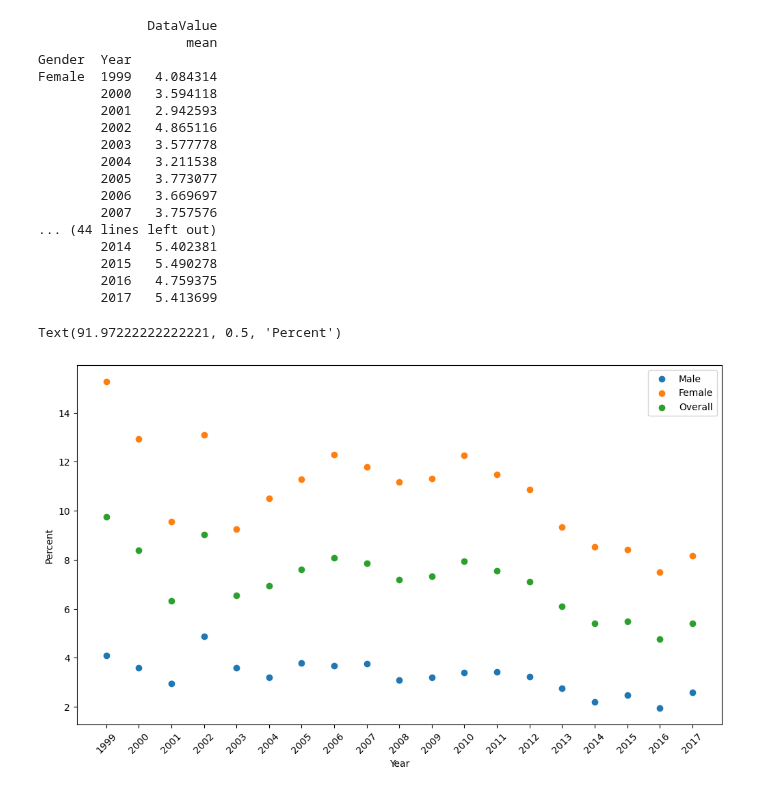
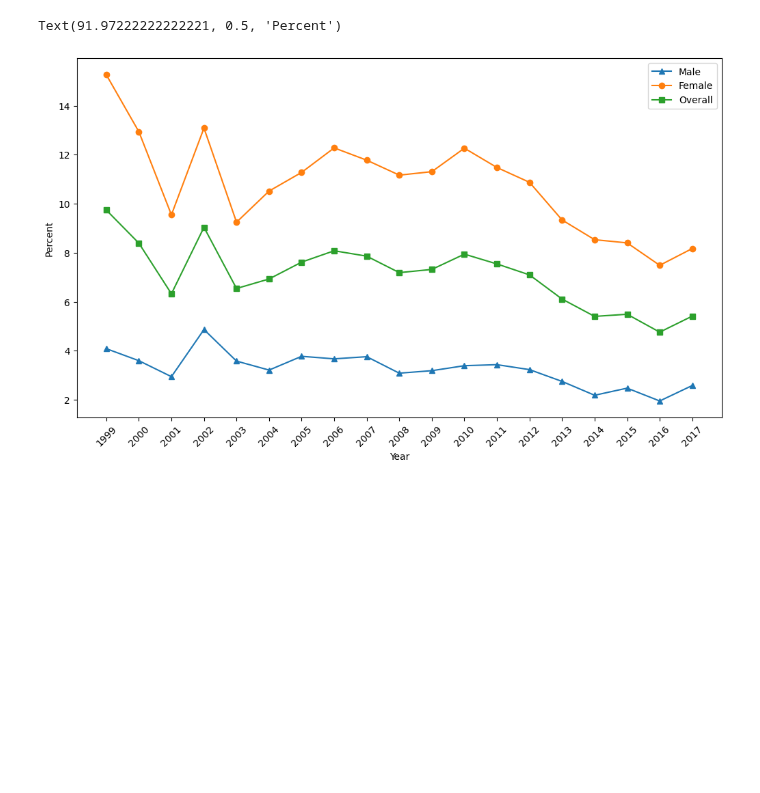
Before and after one commit to kh-bh/IntroToDSFinalProject, a Jupyter notebook: YTS Scripts/CSDS133 - Smokeless Plots.ipynb, the cells around one changed output. Saved outputs shown, nothing was run; the diff lists cells and outputs as text; code cells hidden in the pictures; blank space fills up the shorter version.

Commit message:
Smokeless plots

```diff
--- a/YTS Scripts/CSDS133 - Smokeless Plots.ipynb
+++ b/YTS Scripts/CSDS133 - Smokeless Plots.ipynb
@@ -11,42 +11,22 @@ YTSCessationdf = pd.read_csv("../YTS Data\YTSCessationData.csv")
 # %%
 #creating graph for Cessation Data
 years = YTSCigaretteUsedf['Year'].unique()
 datavalue = YTSSmokelessTobaccodf.groupby(['Gender','Year']).agg({'DataValue': ['mean']})
 
-stderror = YTSSmokelessTobaccodf.groupby(['MeasureDesc','Year']).agg({'DataValueStdErr': ['mean']})
-meansstd = stderror['DataValueStdErr']
-print (datavalue)
+
+
 plt.figure(figsize=(10, 6))
-plt.scatter(years,datavalue[0:19],label='male')
-plt.scatter(years,datavalue[19:38],label='female')
-plt.scatter(years,datavalue[38:57],label='all')
+plt.plot(years,datavalue[0:19],label='male', marker = "^")
+plt.plot(years,datavalue[19:38],label='female', marker = "o")
+plt.plot(years,datavalue[38:57],label='all', marker = "s")
 plt.xticks(years)
 plt.xticks(rotation=45)
 plt.tight_layout()
 
 plt.legend(["Male" , "Female", "Overall"])
 
 plt.xlabel('Year')
 plt.ylabel('Percent')
-
-#plt.errorbar(years, datavalue[0:19], yerr=meansstd[0:19], fmt="o")
 # %% [output]
-              DataValue
-                   mean
-Gender  Year
-Female  1999   4.084314
-        2000   3.594118
-        2001   2.942593
-        2002   4.865116
-        2003   3.577778
-        2004   3.211538
-        2005   3.773077
-        2006   3.669697
-        2007   3.757576
-... (44 lines left out)
-        2014   5.402381
-        2015   5.490278
-        2016   4.759375
-        2017   5.413699
+Text(91.97222222222221, 0.5, 'Percent')
-Text(91.97222222222221, 0.5, 'Percent')
-[figure, old version]
+[figure, new version]
```
